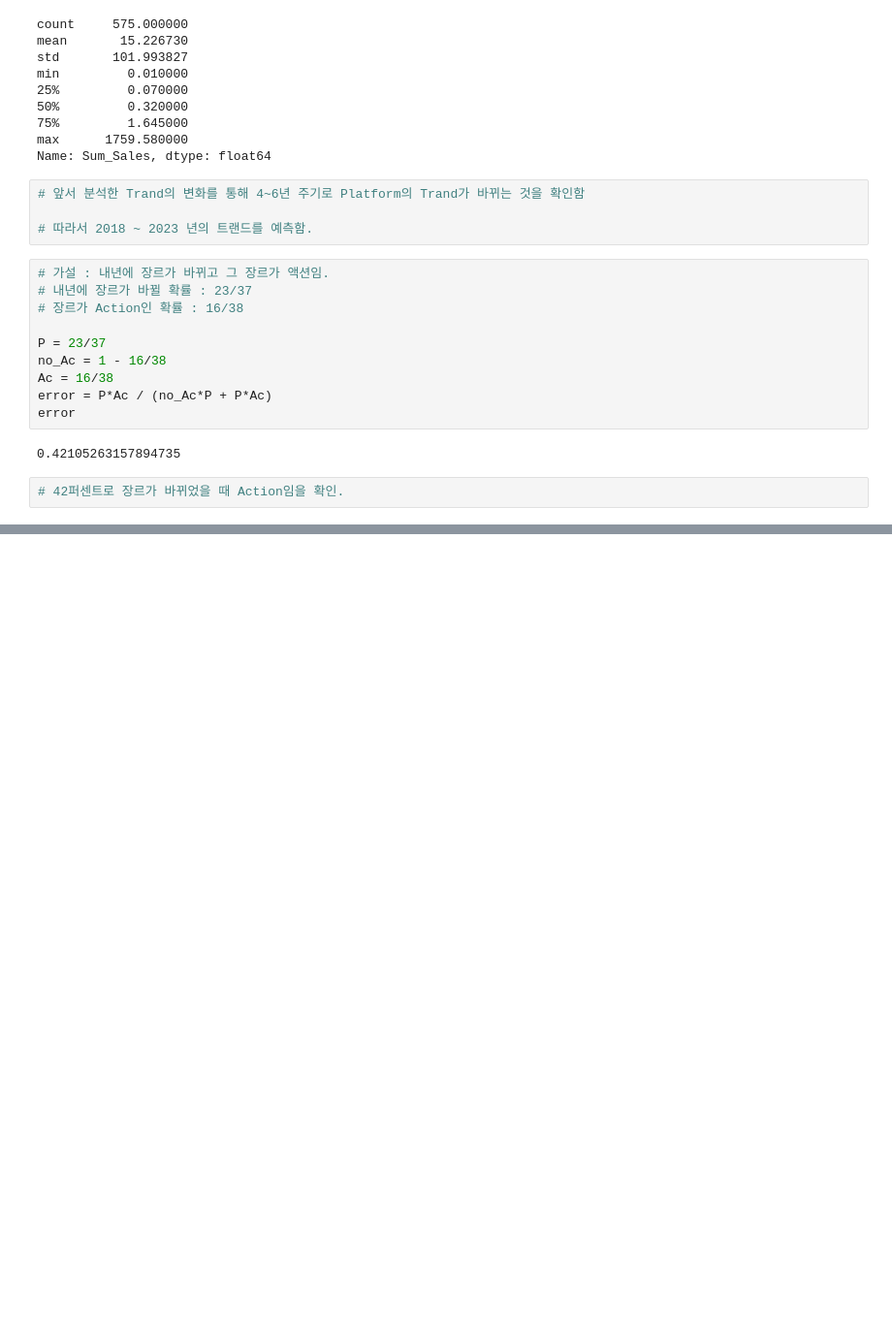
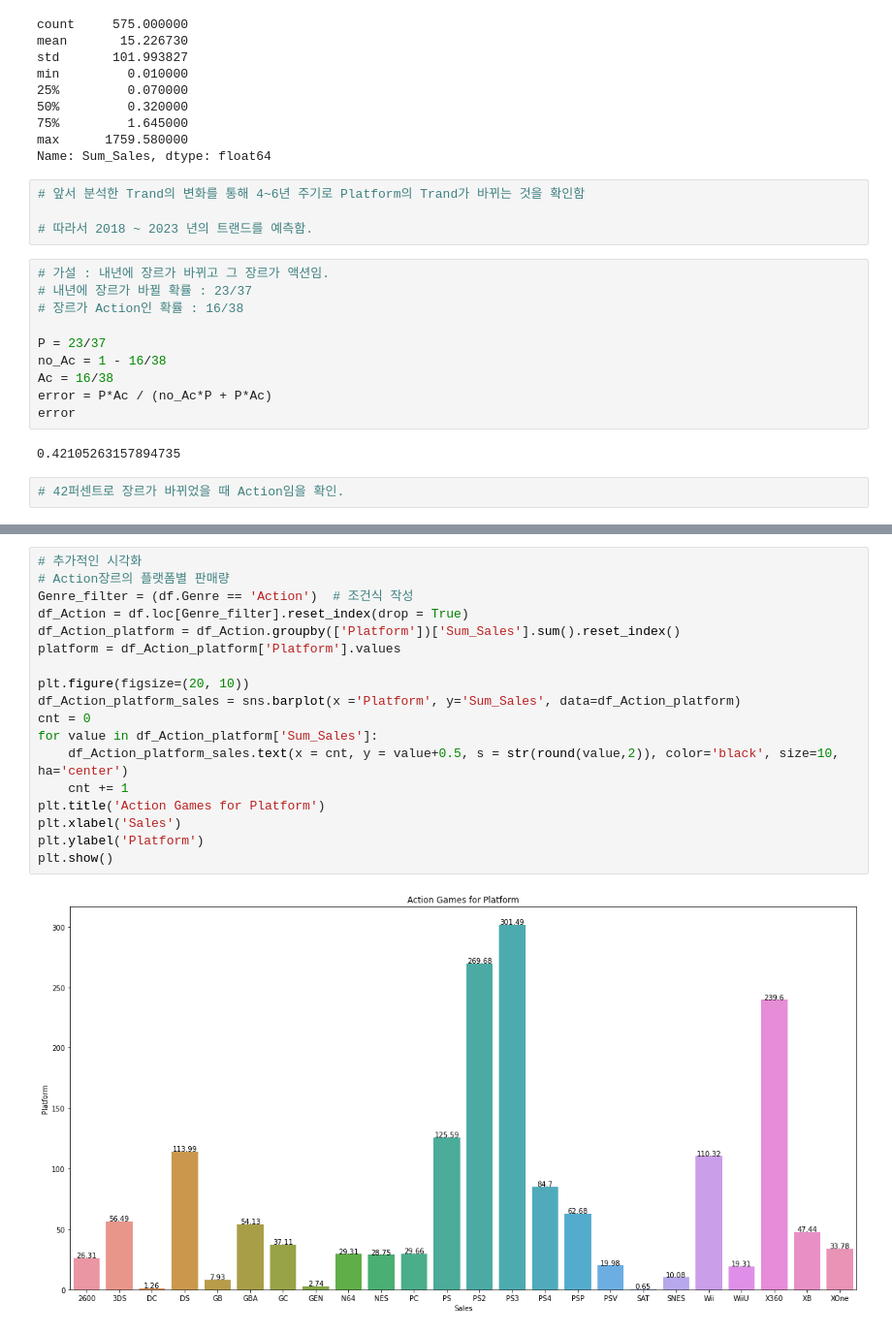
Before and after one commit to Thingjae9/Section1_OwnProject, a Jupyter notebook: Section_1_Project_원명재.ipynb, the cells around one changed output, grey strips where cells are left out. Shown at 97% size. Cells and saved outputs as stored; diff of their text form; blank space fills up the shorter version.

```diff
--- a/Section_1_Project_원명재.ipynb
+++ b/Section_1_Project_원명재.ipynb
@@ -543,0 +586,20 @@ error
+# %%
+# 추가적인 시각화
+# Action장르의 플랫폼별 판매량
+Genre_filter = (df.Genre == 'Action')  # 조건식 작성
+df_Action = df.loc[Genre_filter].reset_index(drop = True)
+df_Action_platform = df_Action.groupby(['Platform'])['Sum_Sales'].sum().reset_index()
+platform = df_Action_platform['Platform'].values
+
+plt.figure(figsize=(20, 10))
+df_Action_platform_sales = sns.barplot(x ='Platform', y='Sum_Sales', data=df_Action_platform)
+cnt = 0
+for value in df_Action_platform['Sum_Sales']:
+    df_Action_platform_sales.text(x = cnt, y = value+0.5, s = str(round(value,2)), color='black', size=10, ha='center')
+    cnt += 1
+plt.title('Action Games for Platform')
+plt.xlabel('Sales')
+plt.ylabel('Platform')
+plt.show()
+# %% [output]
+[figure, added]
```
Also changed, not shown: parts of 9 cells of this notebook.
